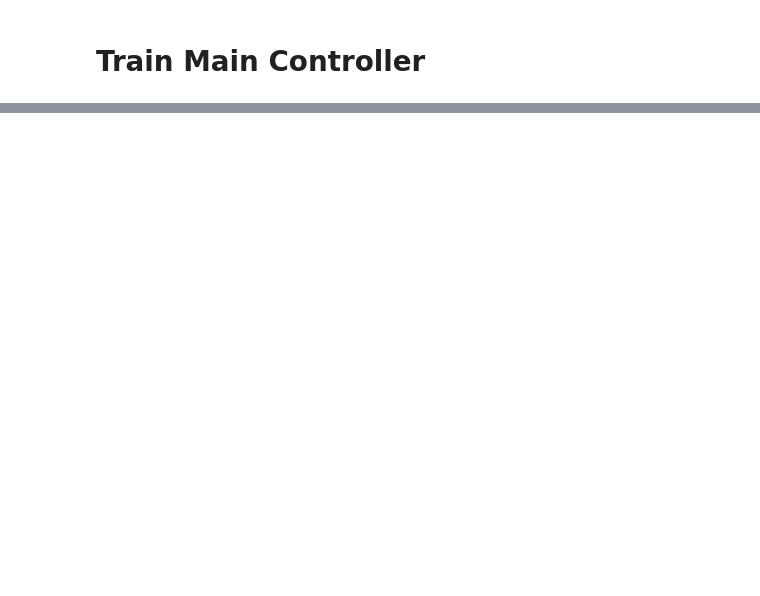
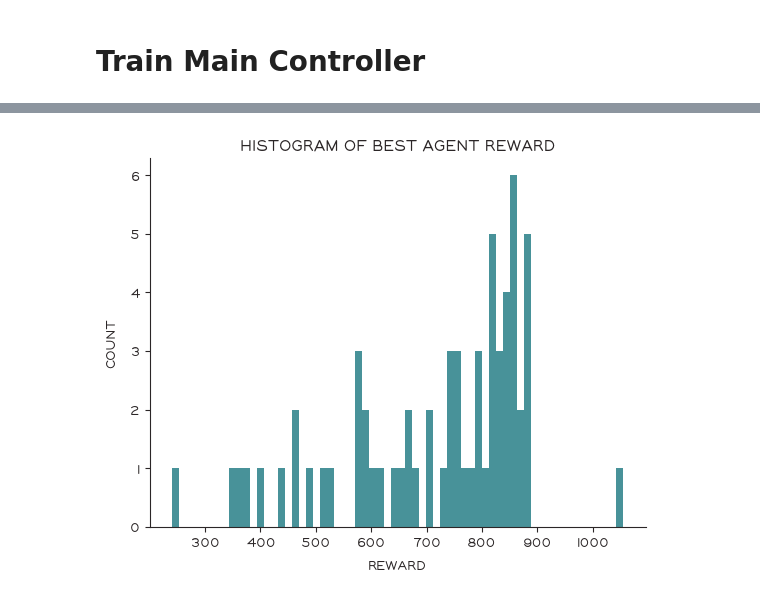
Before and after one commit to foty-hub/world_models_paper, a Jupyter notebook: notebooks/train_controller.ipynb, the cells around one changed output, grey strips where cells are left out. Cells and saved outputs as stored; diff of their text form; code cells hidden in the pictures; blank space fills up the shorter version.

```diff
--- a/notebooks/train_controller.ipynb
+++ b/notebooks/train_controller.ipynb
@@ -19,6 +13,7 @@ def test() -> None: ...
 # %%
-rnn_path = "../experiments/rnn/sigma1_vae2"
-vae_path = "../experiments/vae/sigma1_vae2"
+vae_name = "beta1.0"
+rnn_path = f"../experiments/rnn/{vae_name}"
+vae_path = f"../experiments/vae/{vae_name}"
 
 vae, _ = load_vae(vae_path)
 rnn = load_rnn(rnn_path)
@@ -97,6 +91,7 @@ def compute_fitness(population, population_size, envs):
 # %%
-num_generations = 1
+num_generations = 50
 population_size = 64
+num_trials = 16
 
 # Init env
 envs = gym.make_vec(ENV_ID, num_envs=population_size, vectorization_mode="async")
@@ -112,7 +107,7 @@ es_state = es.init(init_key, state, es_params)
 for i in range(num_generations):
     key, key_ask, key_tell = jax.random.split(key, 3)
     population, es_state = es.ask(key_ask, es_state, es_params)
-    fitness = compute_fitness(population, population_size, envs)
+    fitness = compute_fitness(population, population_size, envs, num_trials)
     es_state, info = es.tell(key_tell, population, fitness, es_state, es_params)
 
     print(f"Step {i + 1:>2}: Best Reward {-info['best_fitness']:.1f}")
@@ -121,11 +128,11 @@ Step  1: Best Reward -11.1
 # %%
-_, unravel_fn = jax.flatten_util.ravel_pytree(state)
+_, unravel_agent_state = jax.flatten_util.ravel_pytree(state)
 
-best_state = unravel_fn(es_state.best_solution)
+best_state = unravel_agent_state(es_state.best_solution)
 # %%
 # observe best agent
 model = nnx.merge(graphdef, best_state)
-agent = Agent(rngs=nnx.Rngs(key), controller=model)
+agent = Agent(rngs=nnx.Rngs(key), vae=vae, rnn=rnn, controller=model)
 
 carry = agent.initialize_carry(num_envs=population_size)
 
@@ -154,0 +182,10 @@ actor = Agent()
+# %%
+import matplotlib.pyplot as plt
+
+plt.style.use("../styles/paper.mplstyle")
+plt.xlabel("Reward")
+plt.ylabel("Count")
+plt.title("Histogram of best agent reward")
+plt.hist(cum_reward, bins=64);
+# %% [output]
+[figure, added]
```
Also changed, not shown: parts of 6 cells of this notebook.
